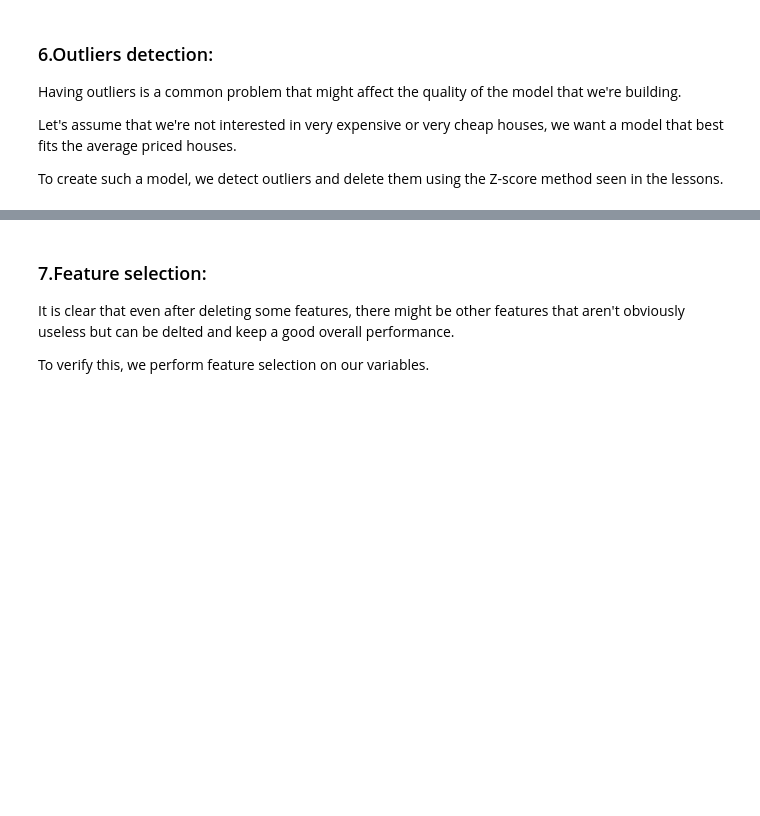
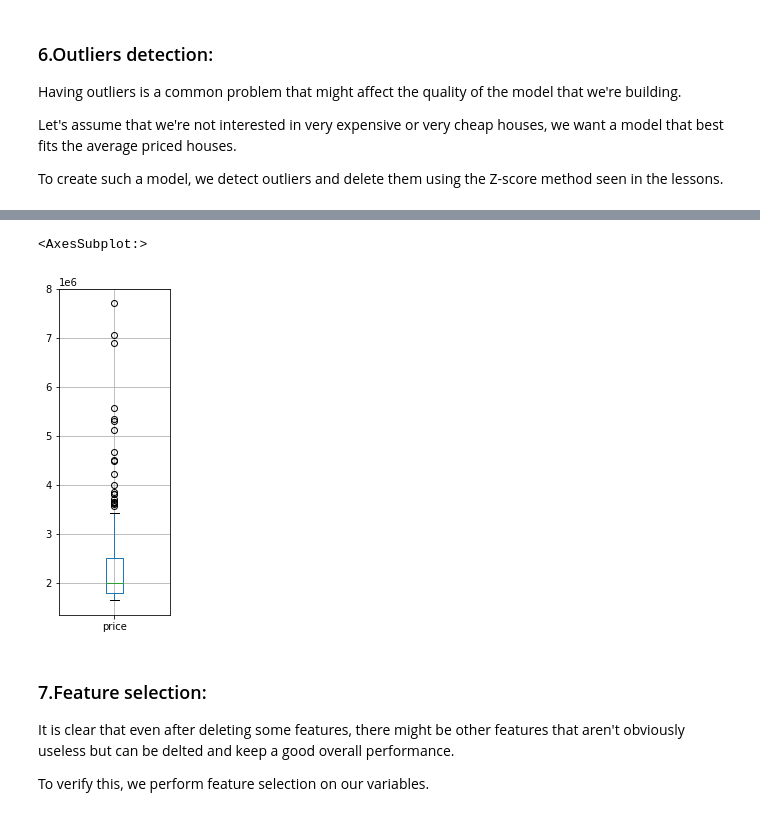
Before and after one commit to kawaremu/CodeLabsAcademy, a Jupyter notebook: Unit 2/Project 2/Data Analytics Project.ipynb, the cells around one changed output, grey strips where cells are left out. Drawn from its saved outputs; the diff is of its cells as text; code cells hidden in the pictures; blank space fills up the shorter version.

```diff
--- a/Unit 2/Project 2/Data Analytics Project.ipynb
+++ b/Unit 2/Project 2/Data Analytics Project.ipynb
@@ -162 +315,3 @@ To create such a model, we detect outliers and delete them using the Z-score met
+# %%
+df_housing['price_zcore']=(df_housing.price - df_housing.price.mean() ) / df_housing.price.std()
 # %%
@@ -163,0 +326,2 @@ df_housing.info()
+# %%
+df_housing = df_housing[df_housing['price_zcore'] > 3]
@@ -163,0 +340,5 @@ df_housing.info()
+# %%
+df_housing.boxplot(column='price',figsize=(2,6))
+# %% [output]
+<AxesSubplot:>
+[figure, added]
```
Also changed, not shown: parts of 52 cells of this notebook, 1 other file.
